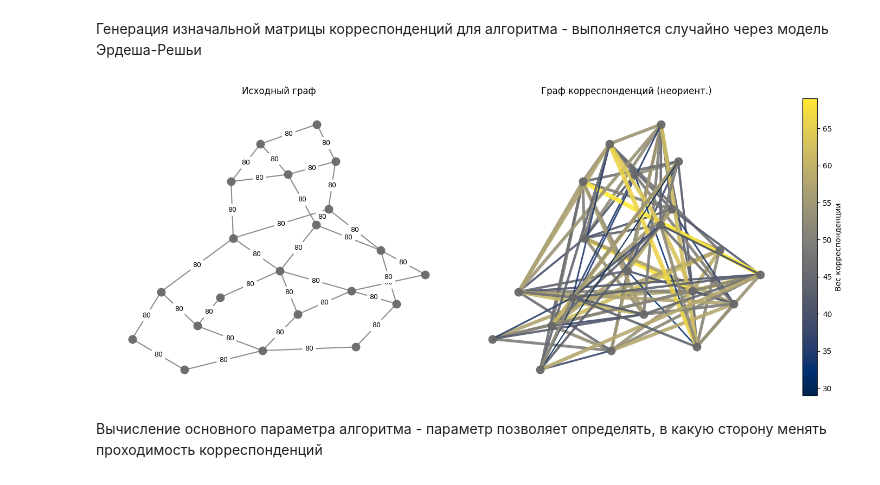
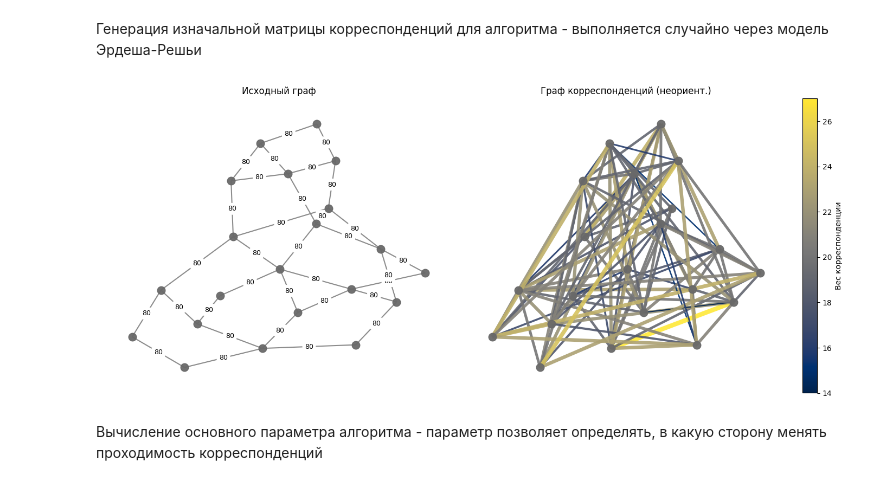
Before and after one commit to Karasiari/Graphs, a Jupyter notebook: Generating_demands.ipynb, the cells around one changed output. Drawn from its saved outputs; the diff is of its cells as text; code cells hidden in the pictures.

```diff
--- a/Generating_demands.ipynb
+++ b/Generating_demands.ipynb
@@ -816,15 +819,15 @@ graphMCF.visualize()
 # %% [markdown]
 Генерация изначальной матрицы корреспонденций для алгоритма - выполняется случайно через модель Эрдеша-Решьи
 # %%
-graphMCF.generate_initial_demands()
+graphMCF.generate_initial_demands(distribution='normal', median_weight = 20, var = 5)
 graphMCF.visualise_with_demands(
     node_size=110,
     demand_edge_width_range=(1.5, 6.0),
     seed=123,
     demand_edge_cmap='cividis'
 )
 # %% [output]
-[figure, old version]
+[figure, new version]
 # %% [markdown]
 Вычисление основного параметра алгоритма - параметр позволяет определять, в какую сторону менять проходимость корреспонденций
 # %%
```
Also changed, not shown: parts of 6 cells of this notebook.
